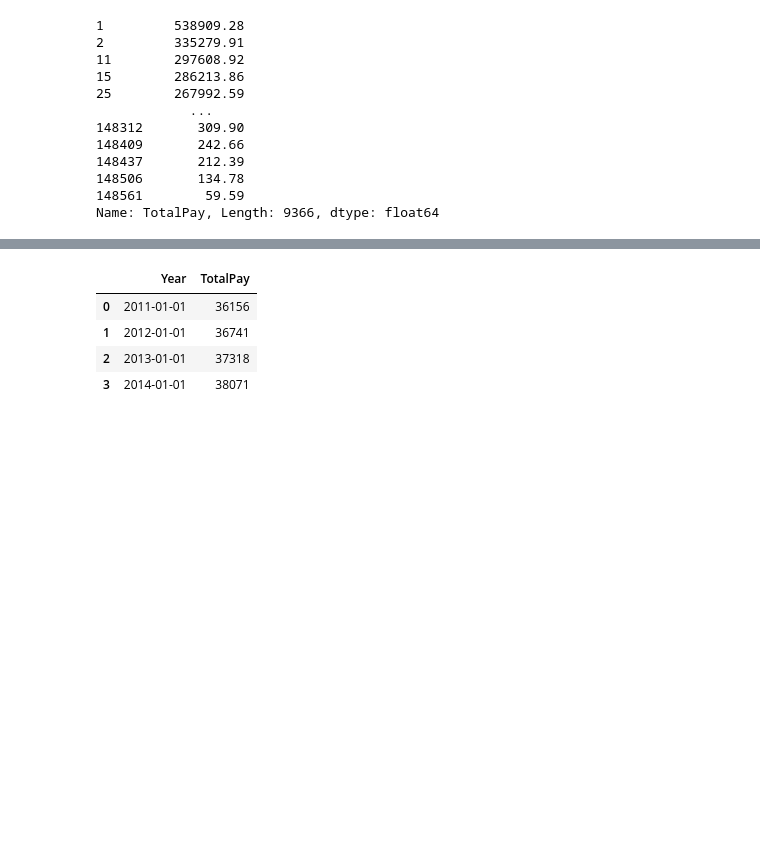
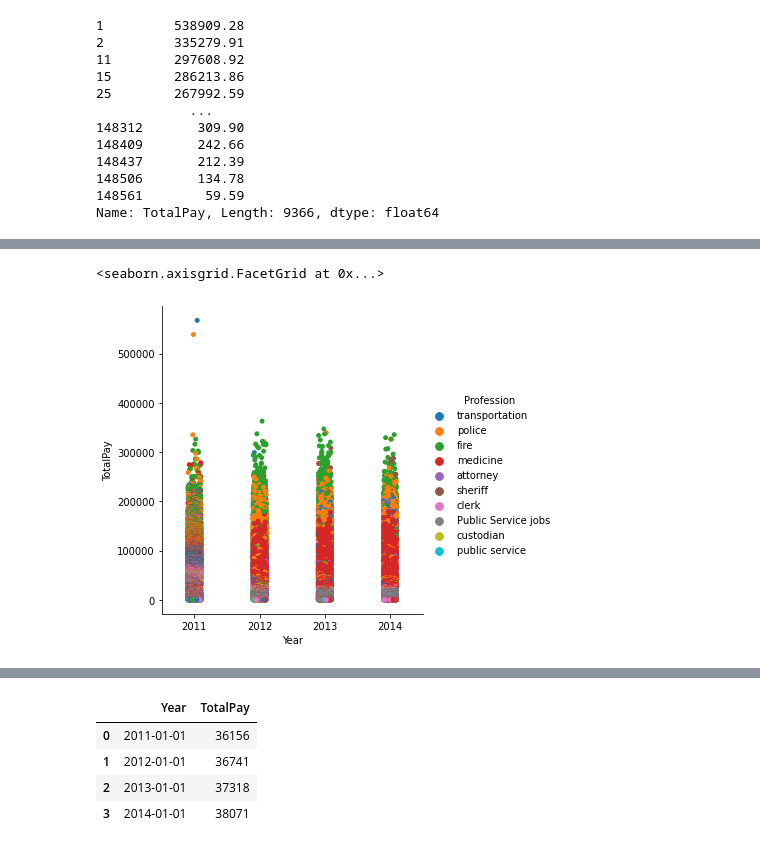
Before and after one commit to savitskaya-om/python, a Jupyter notebook: project/PROJECT.ipynb, the cells around one changed output, grey strips where cells are left out. Cells and saved outputs as stored; diff of their text form; code cells hidden in the pictures; blank space fills up the shorter version.

```diff
--- a/project/PROJECT.ipynb
+++ b/project/PROJECT.ipynb
@@ -393,3 +474,8 @@ plt.show()
+# %%
+sns.catplot(x="Year", y="TotalPay",  hue="Profession", data=sal[~(sal.Profession == "TBD")])
+# %% [output]
+<seaborn.axisgrid.FacetGrid at 0x...>
+[figure, added]
 # %%
 sns.displot(sal["TotalPay"], kde=False, bins = 50, aspect=2)
 plt.margins(x=0)
```
Also changed, not shown: parts of 26 cells of this notebook.
